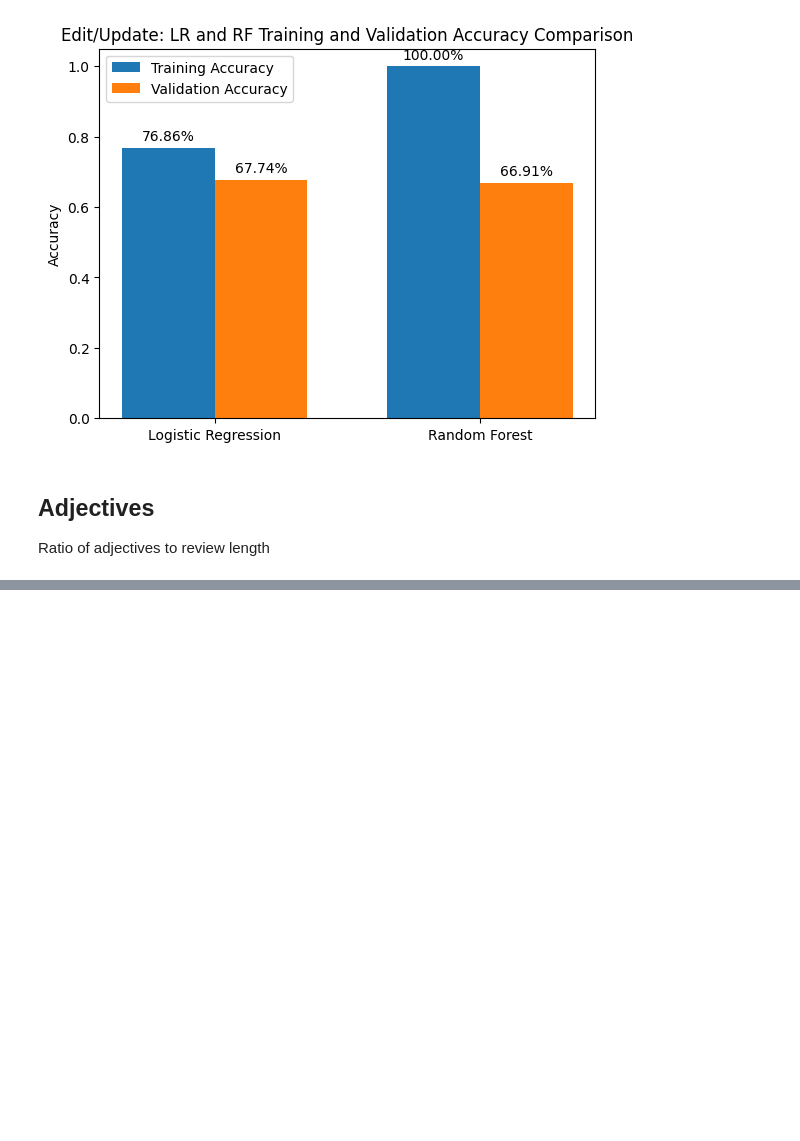
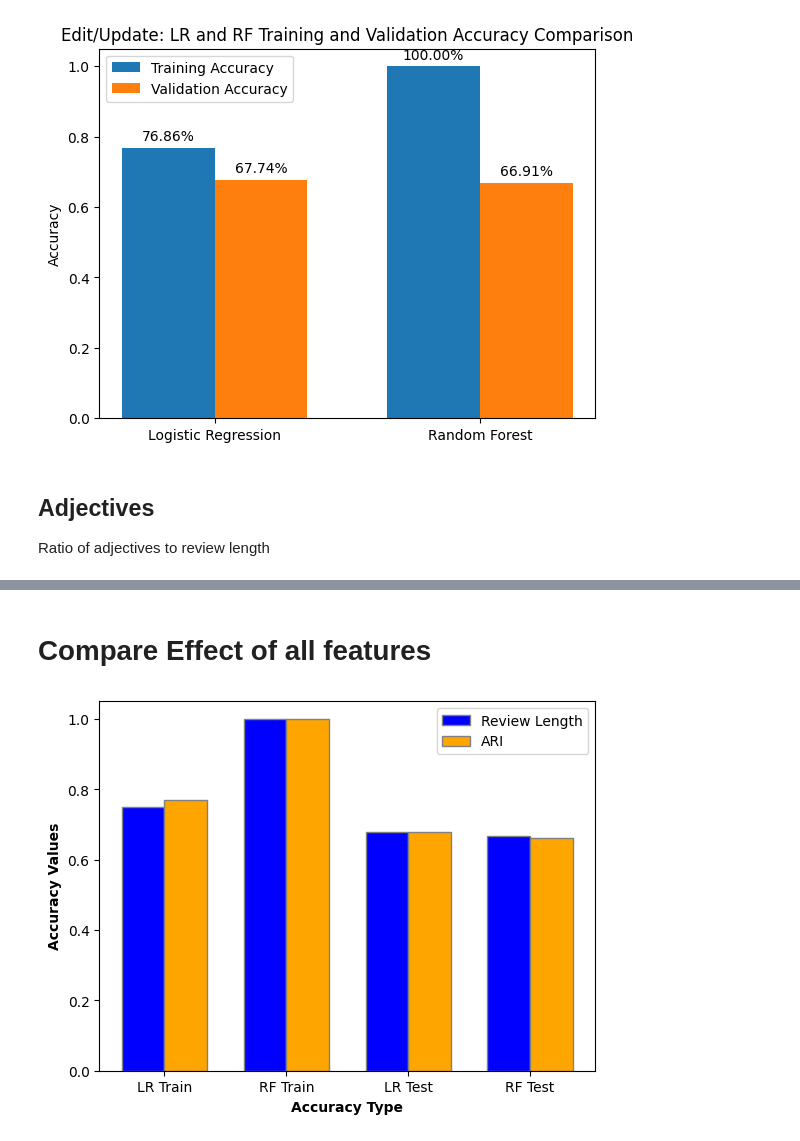
Before and after one commit to bakenq/ASAI, a Jupyter notebook: Notebooks/Phones_factorAnalysis.ipynb, the cells around one changed output, grey strips where cells are left out. Cells and saved outputs as stored; diff of their text form; code cells hidden in the pictures; blank space fills up the shorter version.

```diff
--- a/Notebooks/Phones_factorAnalysis.ipynb
+++ b/Notebooks/Phones_factorAnalysis.ipynb
@@ -167,6 +167,12 @@ rf_train_accuracy = accuracy_score(y_train, rf_model.predict(X_train_final))
 labels = ['Logistic Regression', 'Random Forest']
 train_accuracies = [lr_train_accuracy, rf_train_accuracy]
 test_accuracies = [lr_accuracy, rf_accuracy]
+
+ari_lr_train_accuracy = lr_train_accuracy
+ari_rf_train_accuracy = rf_train_accuracy
+
+ari_lr_test_accuracy = lr_accuracy
+ari_rf_test_accuracy = rf_accuracy
 
 x = np.arange(len(labels))
 width = 0.35
@@ -267,6 +273,12 @@ rf_train_accuracy = accuracy_score(y_train, rf_model.predict(X_train_final))
 labels = ['Logistic Regression', 'Random Forest']
 train_accuracies = [lr_train_accuracy, rf_train_accuracy]
 test_accuracies = [lr_accuracy, rf_accuracy]
+
+len_lr_train_accuracy = lr_train_accuracy
+len_rf_train_accuracy = rf_train_accuracy
+
+len_lr_test_accuracy = lr_accuracy
+len_rf_test_accuracy = rf_accuracy
 
 x = np.arange(len(labels))
 width = 0.35
@@ -764,0 +789,33 @@ plt.show()
+# %% [markdown]
+# Compare Effect of all features
+# %%
+# Labels for the groups
+labels = ['LR Train', 'RF Train', 'LR Test', 'RF Test']
+
+# Values for set1 and set2
+len_values = [len_lr_train_accuracy, len_rf_train_accuracy, len_lr_test_accuracy, len_rf_test_accuracy]
+ari_values = [ari_lr_train_accuracy, ari_rf_train_accuracy, ari_lr_test_accuracy, ari_rf_test_accuracy]
+
+# Width of the bars
+bar_width = 0.35
+
+# Set the positions of bars on X-axis
+r1 = np.arange(len(labels))
+r2 = [x + bar_width for x in r1]
+
+# Create the bar chart
+plt.bar(r1, len_values, color='blue', width=bar_width, edgecolor='grey', label='Review Length')
+plt.bar(r2, ari_values, color='orange', width=bar_width, edgecolor='grey', label='ARI')
+
+# Adding labels
+plt.xlabel('Accuracy Type', fontweight='bold')
+plt.ylabel('Accuracy Values', fontweight='bold')
+plt.xticks([r + bar_width/2 for r in range(len(labels))], labels)
+
+# Adding legend
+plt.legend()
+
+# Display the plot
+plt.show()
+# %% [output]
+[figure, added]
```
Also changed, not shown: parts of 10 cells of this notebook, 5 other files.
